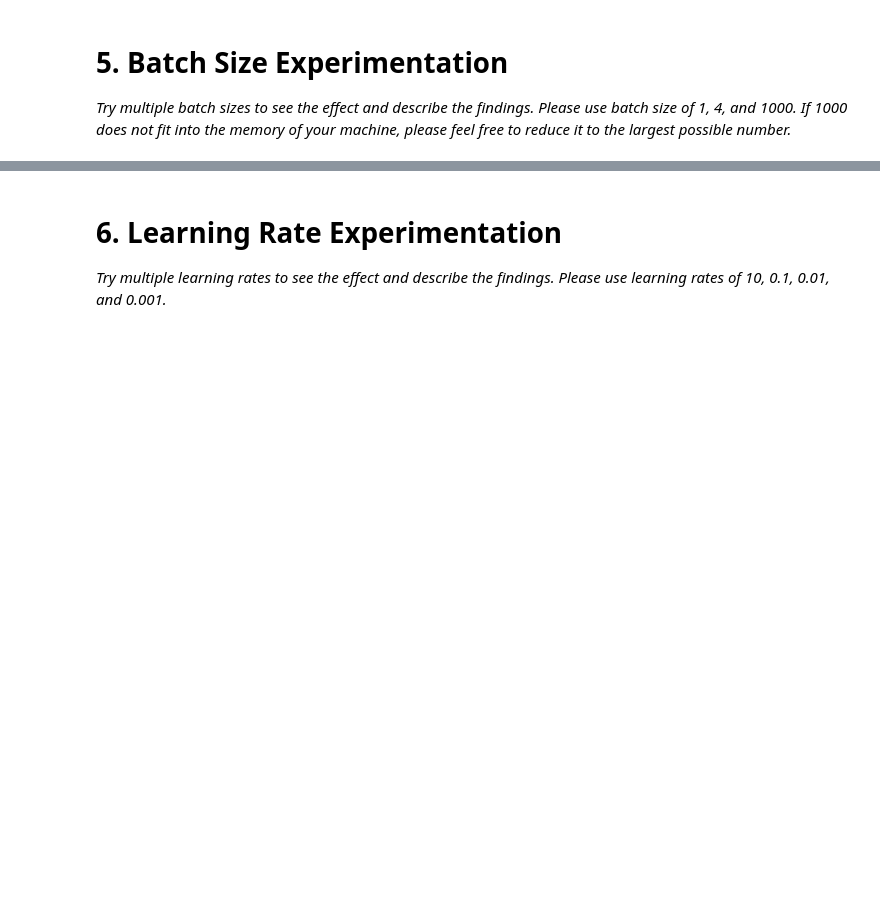
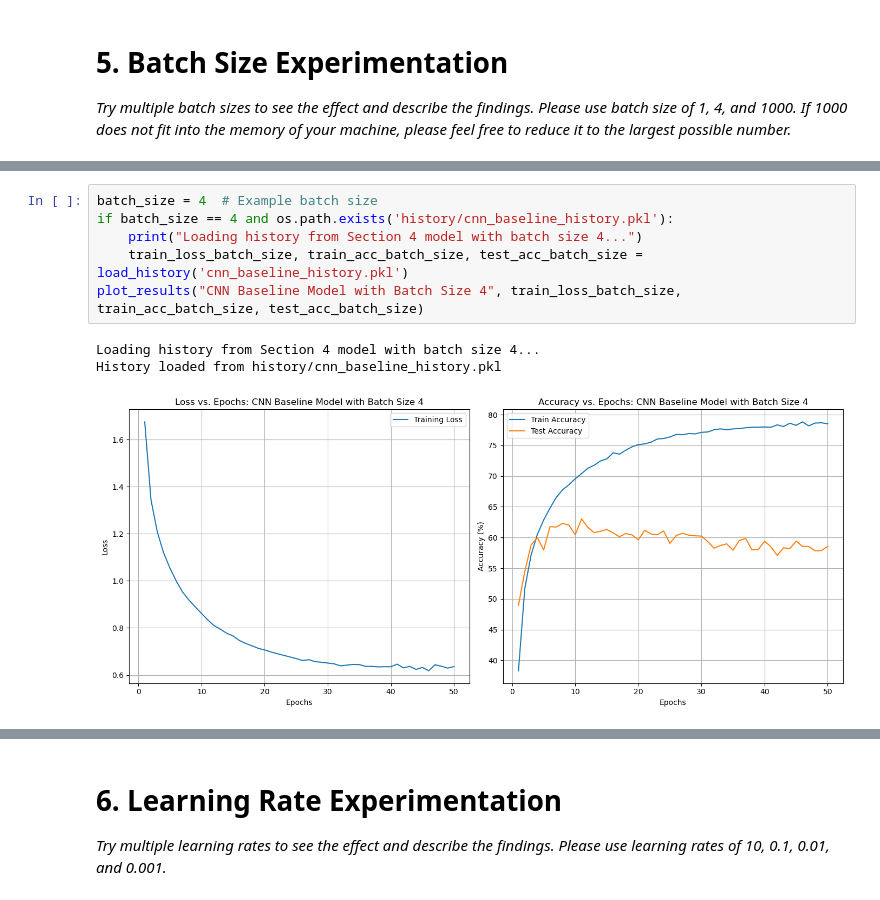
Before and after one commit to scalettar/ecs271, a Jupyter notebook: hw2/hw2.ipynb, the cells around one changed output, grey strips where cells are left out. Saved outputs shown, nothing was run; the diff lists cells and outputs as text; blank space fills up the shorter version.

```diff
--- a/hw2/hw2.ipynb
+++ b/hw2/hw2.ipynb
@@ -492,0 +495,10 @@ possible number.*
+# %%
+batch_size = 4  # Example batch size
+if batch_size == 4 and os.path.exists('history/cnn_baseline_history.pkl'):
+    print("Loading history from Section 4 model with batch size 4...")
+    train_loss_batch_size, train_acc_batch_size, test_acc_batch_size = load_history('cnn_baseline_history.pkl')
+plot_results("CNN Baseline Model with Batch Size 4", train_loss_batch_size, train_acc_batch_size, test_acc_batch_size)
+# %% [output]
+Loading history from Section 4 model with batch size 4...
+History loaded from history/cnn_baseline_history.pkl
+[figure, added]
```
Also changed, not shown: parts of 9 cells of this notebook, 4 other files.
